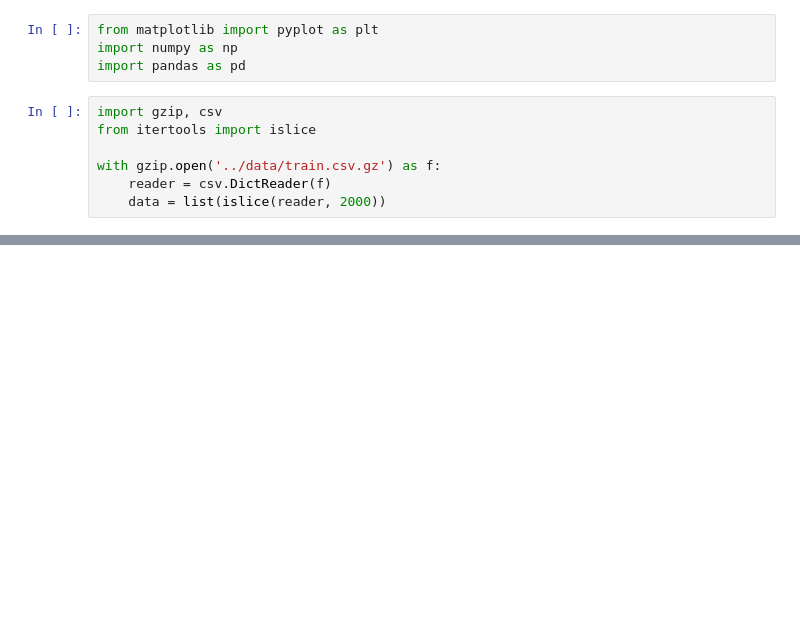
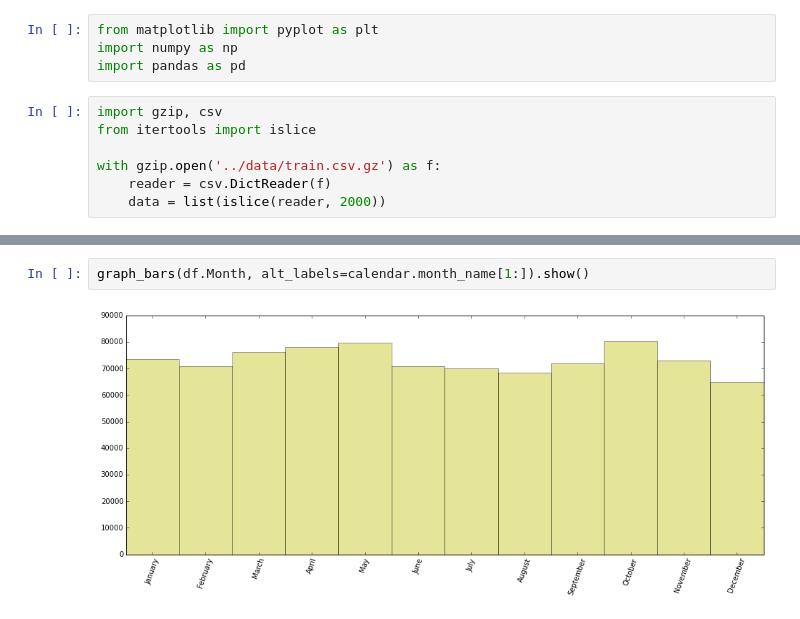
Before and after one commit to Arkenan/tp-datos, a Jupyter notebook: pruebas/features.ipynb, the cells around one changed output, grey strips where cells are left out. Cells and saved outputs as stored; diff of their text form; blank space fills up the shorter version.

```diff
--- a/pruebas/features.ipynb
+++ b/pruebas/features.ipynb
@@ -47,0 +93,4 @@ graph_bars(df.DayOfWeek[:2000]).show()
+# %%
+graph_bars(df.Month, alt_labels=calendar.month_name[1:]).show()
+# %% [output]
+[figure, added]
```
Also changed, not shown: parts of 15 cells of this notebook.
